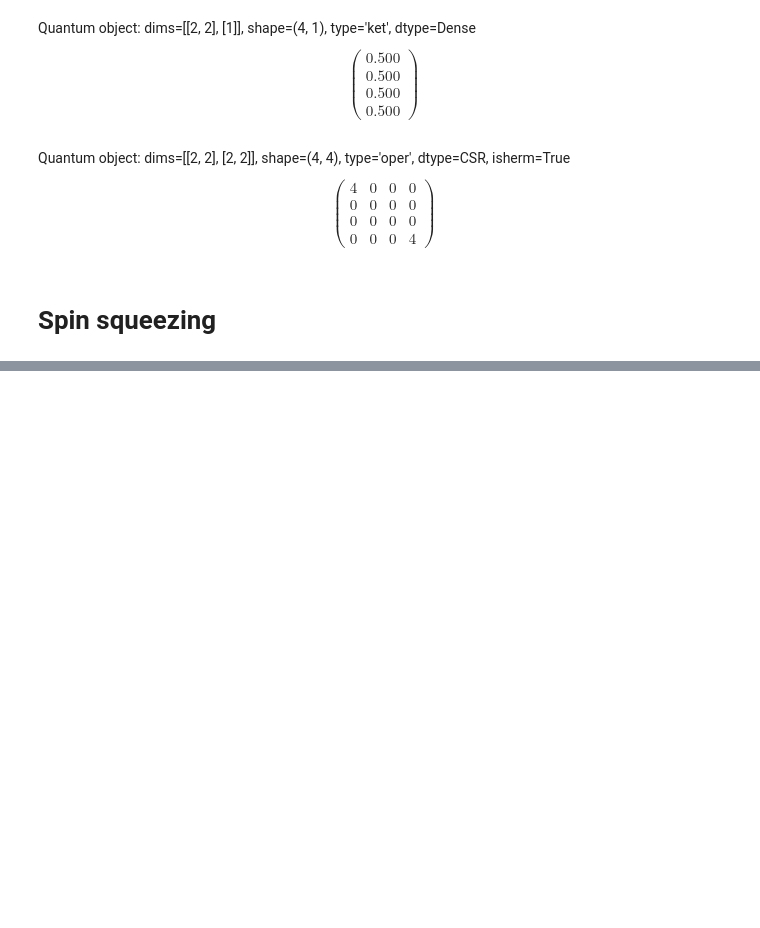
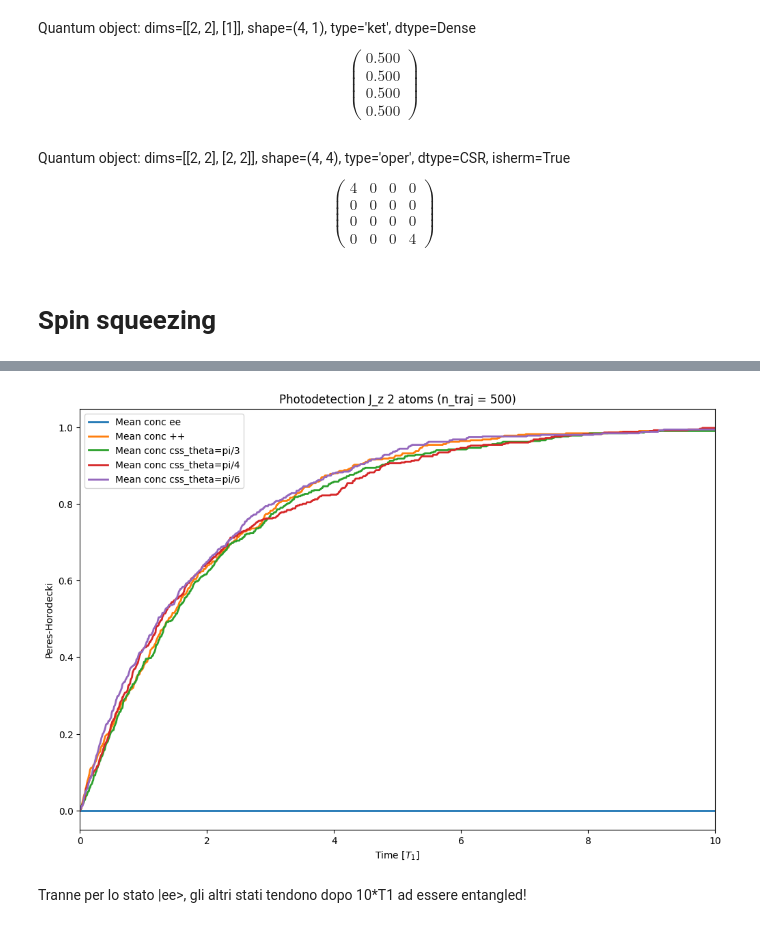
Before and after one commit to ErCampa99/Stochastic_Master_Thesis, a Jupyter notebook: Codes/SigmaZ_2_atoms.ipynb, the cells around one changed output, grey strips where cells are left out. Saved outputs shown, nothing was run; the diff lists cells and outputs as text; code cells hidden in the pictures; blank space fills up the shorter version.

```diff
--- a/Codes/SigmaZ_2_atoms.ipynb
+++ b/Codes/SigmaZ_2_atoms.ipynb
@@ -298,0 +453,28 @@ some_spin_squeezing
+# %%
+gamma = 1        # Atom decay rate
+T_1 = 1 / gamma  # time constant for the decay
+
+times = np.array(np.arange(0, 10*T_1, 0.01*T_1)) # time vector
+
+#Creo dict di dataframe per ogni stato iniziale
+photodetection_dfs = {}
+
+ntraj = 500 # number of trajectories
+
+# solve the master equation using montecarlo equation (photodetection) for every intial state
+for name_state,state in zip(my_name_states, my_initial_states):
+    my_photodetection = mcsolve(
+        H_free, state, times,
+        c_ops = [
+        np.sqrt(gamma / 2) * (sigma_z_1 + sigma_z_2)/2,
+        np.sqrt(gamma / 2) * (sigma_z_1 - sigma_z_2)/2
+        ],
+        e_ops=[peres_horodecki_test_solver],
+        ntraj=ntraj,
+        options={"keep_runs_results": True}, #Necessary to create the keep the e_ops results for each trajectory
+    )
+
+    photodetection_dfs[f"{name_state}"] = pd.DataFrame(my_photodetection.expect[0].T, columns=[f"Traj_{i+1}" for i in range(ntraj)])
+    photodetection_dfs[f"{name_state}"].index = np.arange(1, photodetection_dfs[f"{name_state}"].shape[0]+1)
+    photodetection_dfs[f"{name_state}"].index.name = "Step"
+    photodetection_dfs[f"{name_state}"]['mean'] = photodetection_dfs[f"{name_state}"].mean(axis=1)
@@ -298,0 +499,19 @@ some_spin_squeezing
+# %%
+plt.figure(figsize=(12,8))
+
+theo_curves = [(1-np.exp(-2*gamma * times))*np.sin(np.pi/(2*theta)) for theta in [1,2,3,4,6]]
+
+for state,theory in zip(my_name_states, theo_curves):
+    line_sim, = plt.plot(times/T_1, 1-abs(photodetection_dfs[f"{state}"]['mean']), label=f"Mean conc {state}", linewidth=2)
+    #plt.plot(times/T_1, theory, '--', label=f"Theo conc", color=line_sim.get_color(), alpha=0.5, linewidth=2)
+
+plt.xlim(0, 10)
+plt.xlabel(r"Time [$T_1$]")
+plt.ylabel("Peres-Horodecki")
+plt.title(f"Photodetection J_z 2 atoms (n_traj = {ntraj})")
+plt.legend()
+plt.show()
+# %% [output]
+[figure, added]
+# %% [markdown]
+Tranne per lo stato |ee>, gli altri stati tendono dopo 10*T1 ad essere entangled!
```
Also changed, not shown: parts of 23 cells of this notebook, 3 other files.
